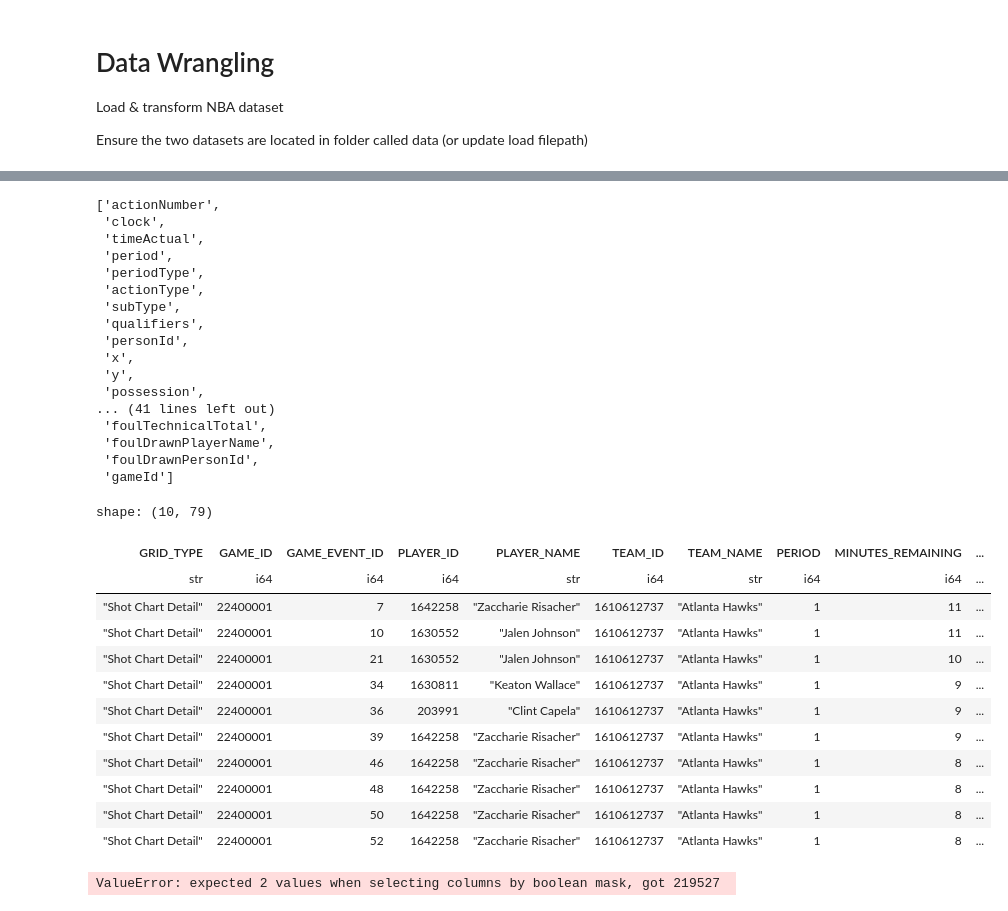
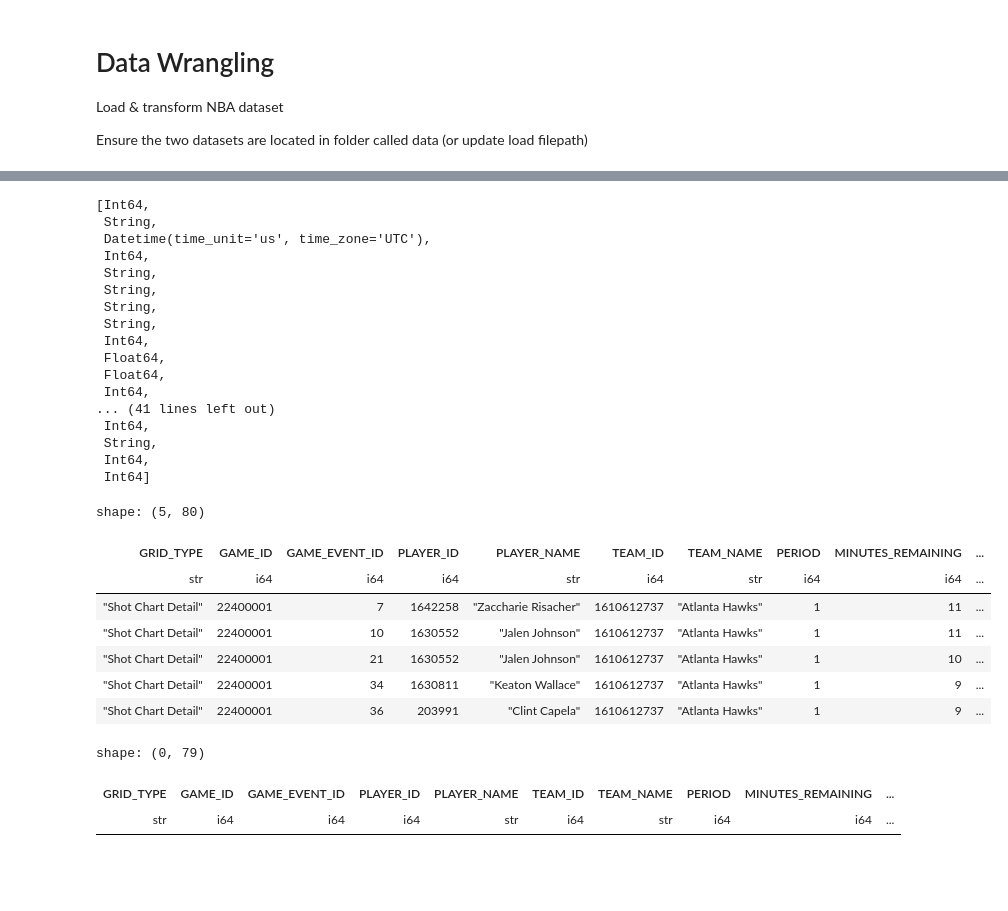
Before and after one commit to carlsonhu225-source/data7001_g02, a Jupyter notebook: Load_NBA_Dataset.ipynb, the cells around one changed output, grey strips where cells are left out. Saved outputs shown, nothing was run; the diff lists cells and outputs as text; code cells hidden in the pictures; blank space fills up the shorter version.

```diff
--- a/Load_NBA_Dataset.ipynb
+++ b/Load_NBA_Dataset.ipynb
@@ -66,50 +44,45 @@ shape: (10, 57)
-# %%
-df_cdnnba.columns
-# %% [output]
-['actionNumber',
- 'clock',
- 'timeActual',
- 'period',
- 'periodType',
- 'actionType',
- 'subType',
- 'qualifiers',
- 'personId',
- 'x',
- 'y',
- 'possession',
-... (41 lines left out)
- 'foulTechnicalTotal',
- 'foulDrawnPlayerName',
- 'foulDrawnPersonId',
- 'gameId']
+# %%
+df_cdnnba.dtypes
+# %% [output]
+[Int64,
+ String,
+ Datetime(time_unit='us', time_zone='UTC'),
+ Int64,
+ String,
+ String,
+ String,
+ String,
+ Int64,
+ Float64,
+ Float64,
+ Int64,
+... (41 lines left out)
+ Int64,
+ String,
+ Int64,
+ Int64]
 # %%
 # Merge two dataframes
 df_merged = df_shots.join(df_cdnnba, how='left', left_on=['GAME_ID', 'GAME_EVENT_ID'], right_on=['gameId', 'actionNumber'])
-df_merged.head(10)
+df_merged = df_merged.with_columns(pl.concat_str([pl.col('GAME_ID'), pl.col('GAME_EVENT_ID')], separator="_").alias('Record_Id'))
+df_merged.head(5)
 # %% [output]
-shape: (10, 79)
+shape: (5, 80)
 | GRID_TYPE | GAME_ID | GAME_EVENT_ID | PLAYER_ID | PLAYER_NAME | TEAM_ID | TEAM_NAME | PERIOD | MINUTES_REMAINING | ... |
 | str | i64 | i64 | i64 | str | i64 | str | i64 | i64 | ... |
 | "Shot Chart Detail" | 22400001 | 7 | 1642258 | "Zaccharie Risacher" | 1610612737 | "Atlanta Hawks" | 1 | 11 | ... |
 | "Shot Chart Detail" | 22400001 | 10 | 1630552 | "Jalen Johnson" | 1610612737 | "Atlanta Hawks" | 1 | 11 | ... |
 | "Shot Chart Detail" | 22400001 | 21 | 1630552 | "Jalen Johnson" | 1610612737 | "Atlanta Hawks" | 1 | 10 | ... |
 | "Shot Chart Detail" | 22400001 | 34 | 1630811 | "Keaton Wallace" | 1610612737 | "Atlanta Hawks" | 1 | 9 | ... |
 | "Shot Chart Detail" | 22400001 | 36 | 203991 | "Clint Capela" | 1610612737 | "Atlanta Hawks" | 1 | 9 | ... |
-| "Shot Chart Detail" | 22400001 | 39 | 1642258 | "Zaccharie Risacher" | 1610612737 | "Atlanta Hawks" | 1 | 9 | ... |
-| "Shot Chart Detail" | 22400001 | 46 | 1642258 | "Zaccharie Risacher" | 1610612737 | "Atlanta Hawks" | 1 | 8 | ... |
-| "Shot Chart Detail" | 22400001 | 48 | 1642258 | "Zaccharie Risacher" | 1610612737 | "Atlanta Hawks" | 1 | 8 | ... |
-| "Shot Chart Detail" | 22400001 | 50 | 1642258 | "Zaccharie Risacher" | 1610612737 | "Atlanta Hawks" | 1 | 8 | ... |
-| "Shot Chart Detail" | 22400001 | 52 | 1642258 | "Zaccharie Risacher" | 1610612737 | "Atlanta Hawks" | 1 | 8 | ... |
 # %%
-# Requires conversion to polars dataframe
-# Check merge correct
-
-df_test = df_merged['TEAM_ID'] != df_merged['teamId']
-df_test2 = df_merged['PLAYER_ID'] != df_merged['personId']
+# Check merge logic correct & identify discrepancies
 
 # Display Team ID discrepancies
-df_merged[['TEAM_ID', 'teamId']][df_test]
+team_discrepancies = df_merged.filter(pl.col("TEAM_ID") != pl.col("teamId"))
+team_discrepancies
 # %% [output]
-ValueError: expected 2 values when selecting columns by boolean mask, got 219527
+shape: (0, 79)
+| GRID_TYPE | GAME_ID | GAME_EVENT_ID | PLAYER_ID | PLAYER_NAME | TEAM_ID | TEAM_NAME | PERIOD | MINUTES_REMAINING | ... |
+| str | i64 | i64 | i64 | str | i64 | str | i64 | i64 | ... |
 # %%
```
Also changed, not shown: parts of 22 cells of this notebook, 1 other file.
